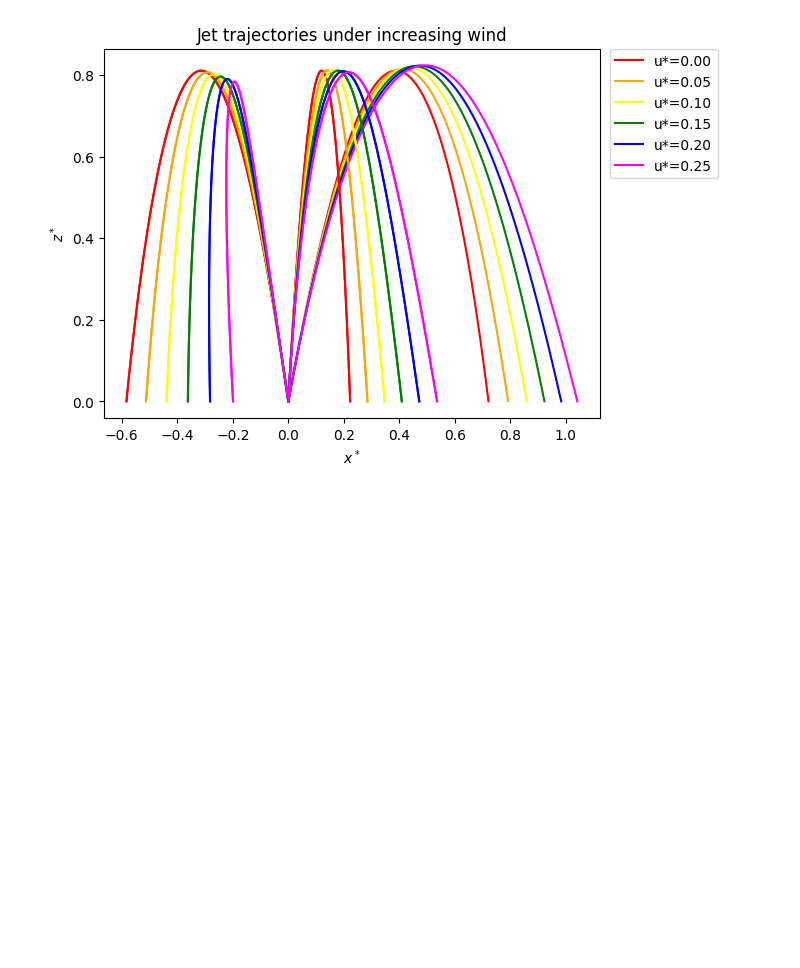
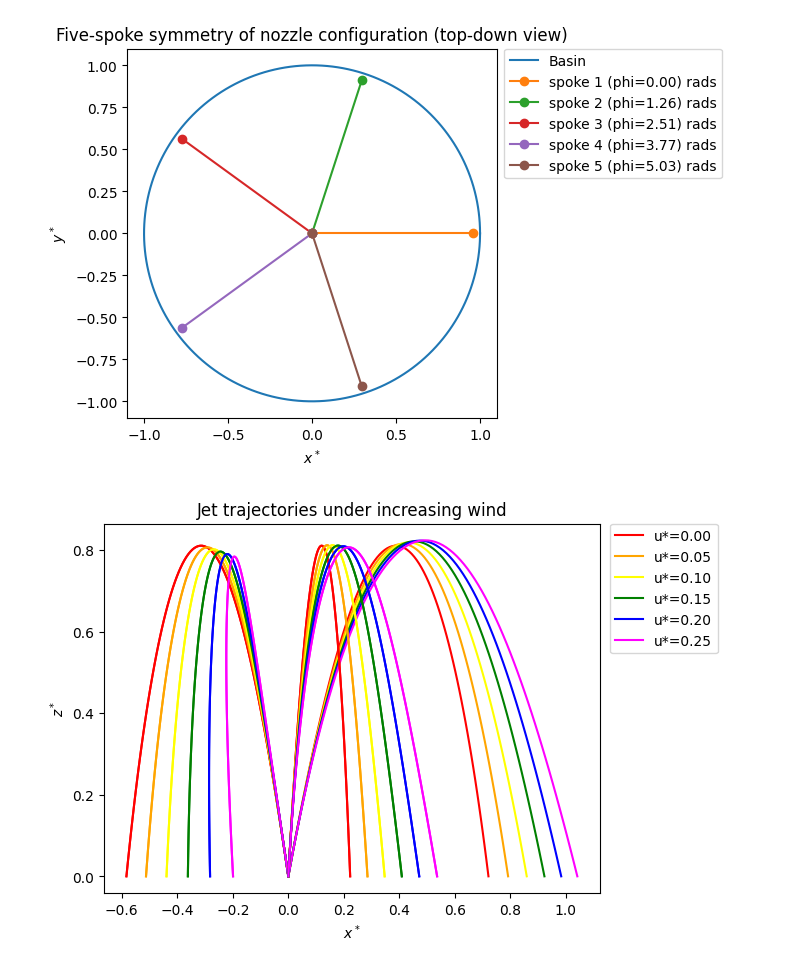
Before and after one commit to pavitra1905/FountainTrajectory, a Jupyter notebook: Pavitra_FT-Copy1-Tia_Edit.ipynb, the cells around one changed output. Drawn from its saved outputs; the diff is of its cells as text; code cells hidden in the pictures; blank space fills up the shorter version.

Commit message:
added five-spoke symm of nozzle config (top-down view) plot

```diff
--- a/Pavitra_FT-Copy1-Tia_Edit.ipynb
+++ b/Pavitra_FT-Copy1-Tia_Edit.ipynb
@@ -95,6 +95,26 @@ winds = [
 ] # keeping and increasing wind in x direction
 
 colors = ["red", "orange", "yellow", "green", "blue", "magenta"] # for plotting
+# %%
+# Basic Model (fountain top-down view)
+plt.figure()
+plt.plot(np.cos(theta_circ), np.sin(theta_circ), label="Basin")
+
+for j, p in enumerate(phi):
+    _, land = simulate(np.deg2rad(69), p, Gamma, Lambda, {"u_star": (0.0, 0.0, 0.0)})
+    if land:
+        plt.plot([0, land["xL"]], [0, land["yL"]], marker="o", label=f"spoke {j+1} (phi={p['phi']:.2f}) rads")
+
+plt.gca().set_aspect("equal")
+plt.xlabel(r"$x^*$")
+plt.ylabel(r"$y^*$")
+plt.title("Five-spoke symmetry of nozzle configuration (top-down view)")
+plt.legend(loc="upper left",
+    bbox_to_anchor=(1.02, 1.0),
+    borderaxespad=0.0)
+plt.show()
+# %% [output]
+[figure, added]
 # %%
 # Jet trajectories under increasing wind, viewed along x-z plane
 plt.figure()
```
Also changed, not shown: parts of 1 cell of this notebook.
